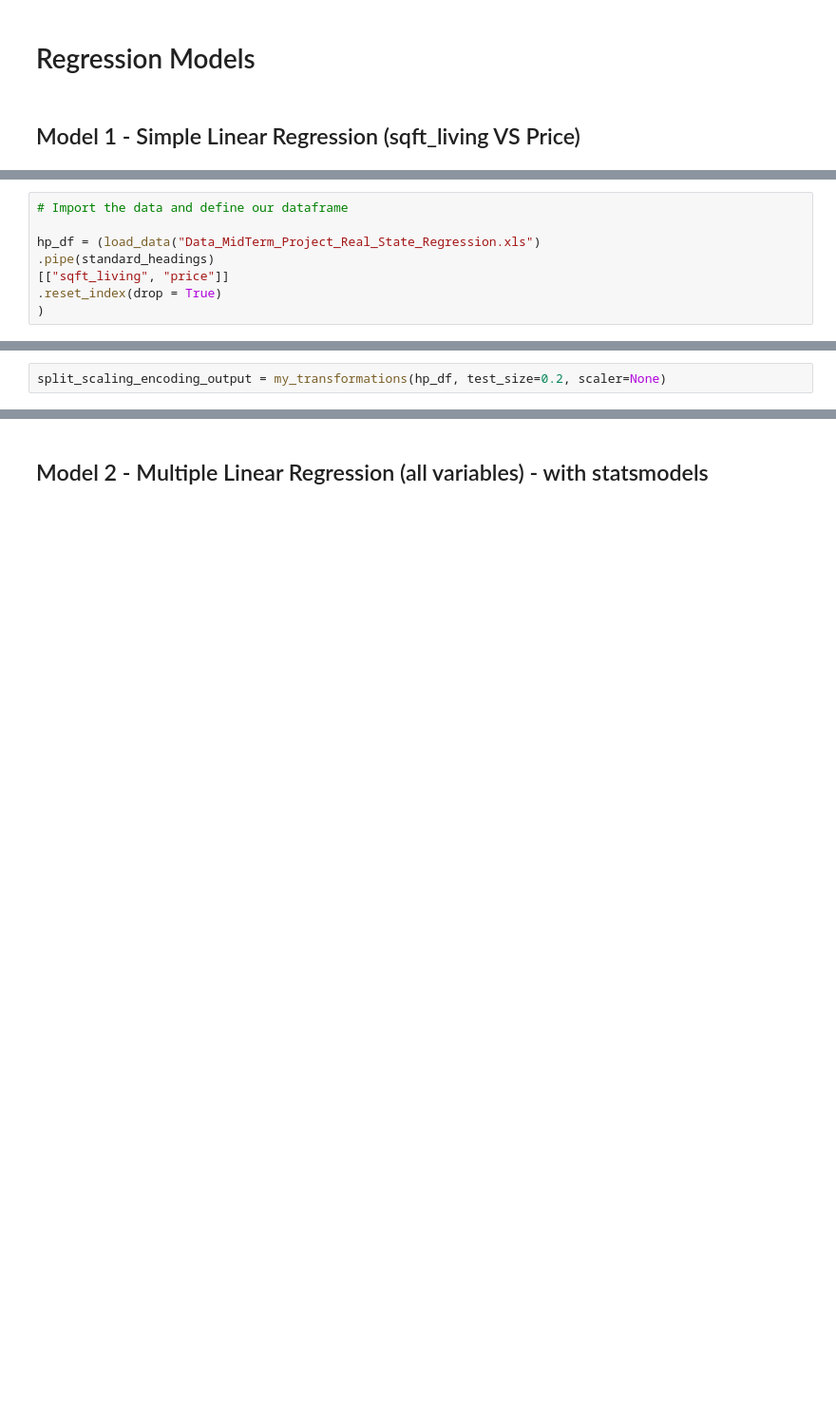
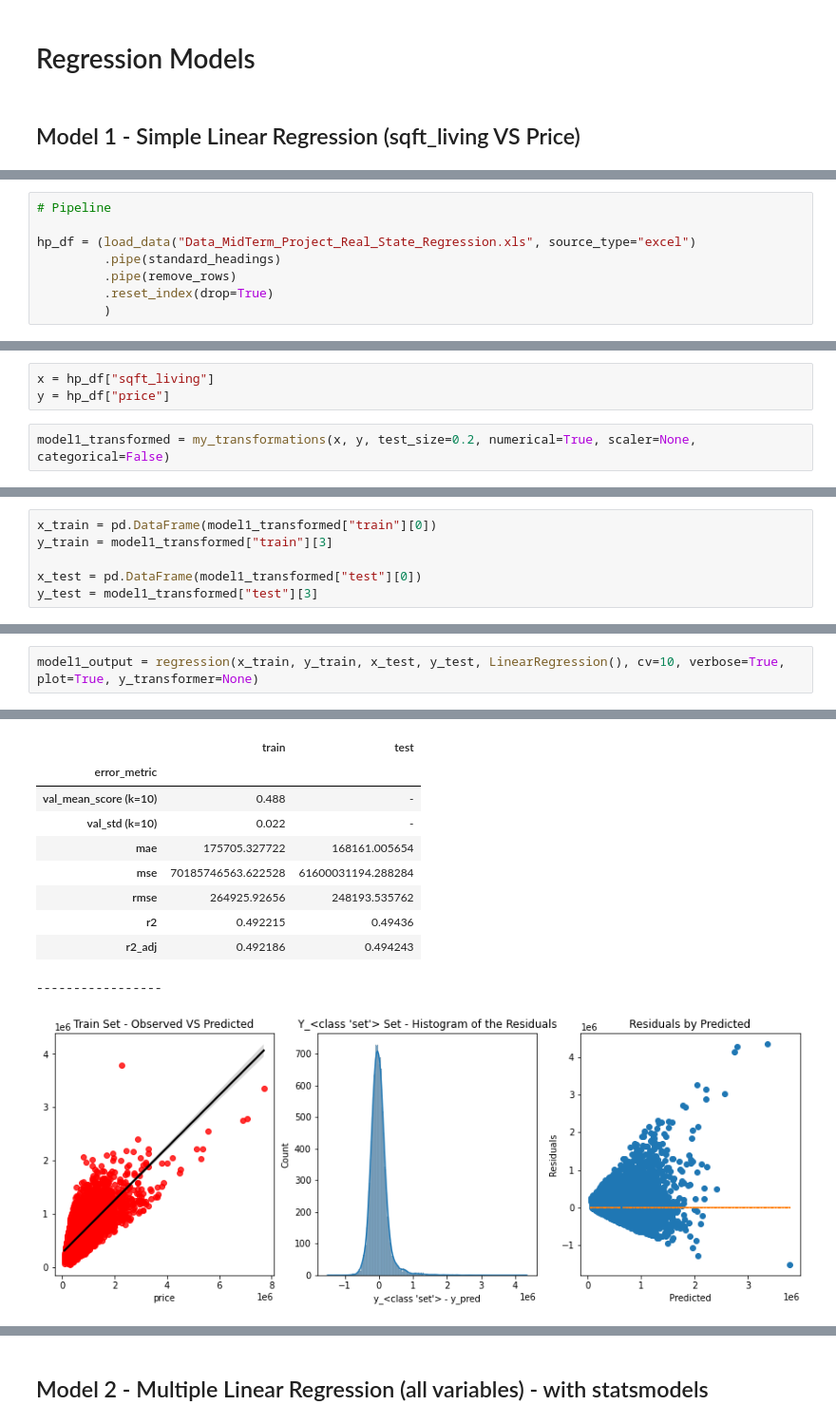
Before and after one commit to NHer0/Predictive_Modelling_House_Prices, a Jupyter notebook: House_Prices_Case_Study.ipynb, the cells around one changed output, grey strips where cells are left out. Shown at 95% size. Cells and saved outputs as stored; diff of their text form; blank space fills up the shorter version.

```diff
--- a/House_Prices_Case_Study.ipynb
+++ b/House_Prices_Case_Study.ipynb
@@ -935,8 +1041,8 @@ The resultant distribution again follows very closely the normal one.
 # %%
-# Import the data and define our dataframe
+# Pipeline
 
-hp_df = (load_data("Data_MidTerm_Project_Real_State_Regression.xls")
-.pipe(standard_headings)
-[["sqft_living", "price"]]
-.reset_index(drop = True)
-)
+hp_df = (load_data("Data_MidTerm_Project_Real_State_Regression.xls", source_type="excel")
+         .pipe(standard_headings)
+         .pipe(remove_rows)
+         .reset_index(drop=True)
+         )
@@ -948,2 +1049,5 @@ hp_df = (load_data("Data_MidTerm_Project_Real_State_Regression.xls")
+# %%
+x = hp_df["sqft_living"]
+y = hp_df["price"]
 # %%
-split_scaling_encoding_output = my_transformations(hp_df, test_size=0.2, scaler=None)
+model1_transformed = my_transformations(x, y, test_size=0.2, numerical=True, scaler=None, categorical=False)
@@ -971,0 +1054,6 @@ X_train
+# %%
+x_train = pd.DataFrame(model1_transformed["train"][0])
+y_train = model1_transformed["train"][3]
+
+x_test = pd.DataFrame(model1_transformed["test"][0])
+y_test = model1_transformed["test"][3]
@@ -1000,0 +1122,3 @@ Adjusted R2 score of test set is 0.46916431082075616
+# %%
+model1_output = regression(x_train, y_train, x_test, y_test, LinearRegression(), cv=10, verbose=True, plot=True, y_transformer=None)
+# %% [output]
@@ -1000,0 +1129,11 @@ Adjusted R2 score of test set is 0.46916431082075616
+|  | train | test |
+| error_metric |  |  |
+| val_mean_score (k=10) | 0.488 | - |
+| val_std (k=10) | 0.022 | - |
+| mae | 175705.327722 | 168161.005654 |
+| mse | 70185746563.622528 | 61600031194.288284 |
+| rmse | 264925.92656 | 248193.535762 |
+| r2 | 0.492215 | 0.49436 |
+| r2_adj | 0.492186 | 0.494243 |
+-----------------
+[figure, added]
```
Also changed, not shown: parts of 126 cells of this notebook.
